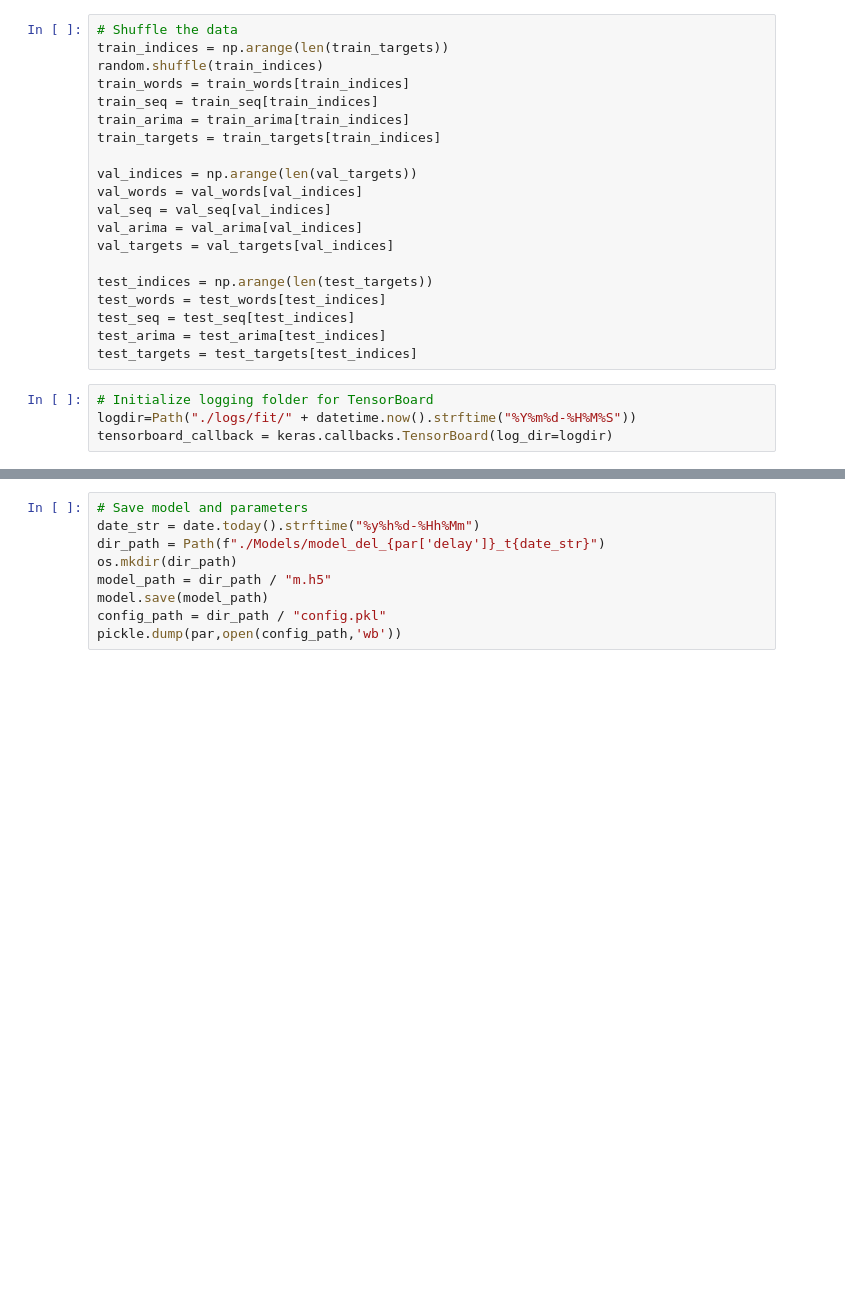
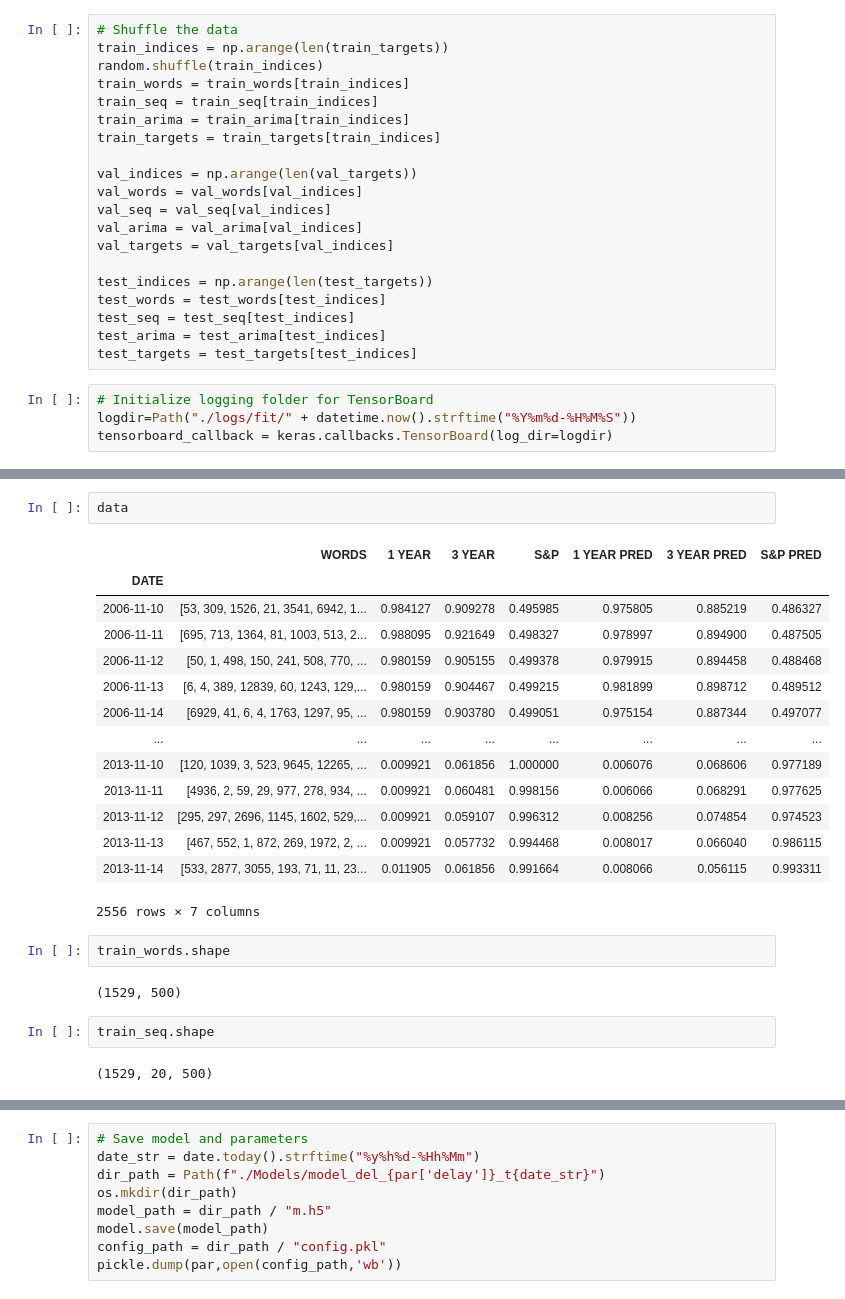
Before and after one commit to backmag/NLP-finance, a Jupyter notebook: FunctionalAPI.ipynb, the cells around one changed output, grey strips where cells are left out. Drawn from its saved outputs; the diff is of its cells as text; blank space fills up the shorter version.

```diff
--- a/FunctionalAPI.ipynb
+++ b/FunctionalAPI.ipynb
@@ -319,6 +366,31 @@ Total params: 2,571,673
 Trainable params: 2,571,673
 Non-trainable params: 0
 __________________________________________________________________________________________________
+# %%
+data
+# %% [output]
+|  | WORDS | 1 YEAR | 3 YEAR | S&P | 1 YEAR PRED | 3 YEAR PRED | S&P PRED |
+| DATE |  |  |  |  |  |  |  |
+| 2006-11-10 | [53, 309, 1526, 21, 3541, 6942, 1... | 0.984127 | 0.909278 | 0.495985 | 0.975805 | 0.885219 | 0.486327 |
+| 2006-11-11 | [695, 713, 1364, 81, 1003, 513, 2... | 0.988095 | 0.921649 | 0.498327 | 0.978997 | 0.894900 | 0.487505 |
+| 2006-11-12 | [50, 1, 498, 150, 241, 508, 770, ... | 0.980159 | 0.905155 | 0.499378 | 0.979915 | 0.894458 | 0.488468 |
+| 2006-11-13 | [6, 4, 389, 12839, 60, 1243, 129,... | 0.980159 | 0.904467 | 0.499215 | 0.981899 | 0.898712 | 0.489512 |
+| 2006-11-14 | [6929, 41, 6, 4, 1763, 1297, 95, ... | 0.980159 | 0.903780 | 0.499051 | 0.975154 | 0.887344 | 0.497077 |
+| ... | ... | ... | ... | ... | ... | ... | ... |
+| 2013-11-10 | [120, 1039, 3, 523, 9645, 12265, ... | 0.009921 | 0.061856 | 1.000000 | 0.006076 | 0.068606 | 0.977189 |
+| 2013-11-11 | [4936, 2, 59, 29, 977, 278, 934, ... | 0.009921 | 0.060481 | 0.998156 | 0.006066 | 0.068291 | 0.977625 |
+| 2013-11-12 | [295, 297, 2696, 1145, 1602, 529,... | 0.009921 | 0.059107 | 0.996312 | 0.008256 | 0.074854 | 0.974523 |
+| 2013-11-13 | [467, 552, 1, 872, 269, 1972, 2, ... | 0.009921 | 0.057732 | 0.994468 | 0.008017 | 0.066040 | 0.986115 |
+| 2013-11-14 | [533, 2877, 3055, 193, 71, 11, 23... | 0.011905 | 0.061856 | 0.991664 | 0.008066 | 0.056115 | 0.993311 |
+2556 rows × 7 columns
+# %%
+train_words.shape
+# %% [output]
+(1529, 500)
+# %%
+train_seq.shape
+# %% [output]
+(1529, 20, 500)
 # %%
 plot_model(model)
 # %% [output]
```
Also changed, not shown: parts of 12 cells of this notebook.
